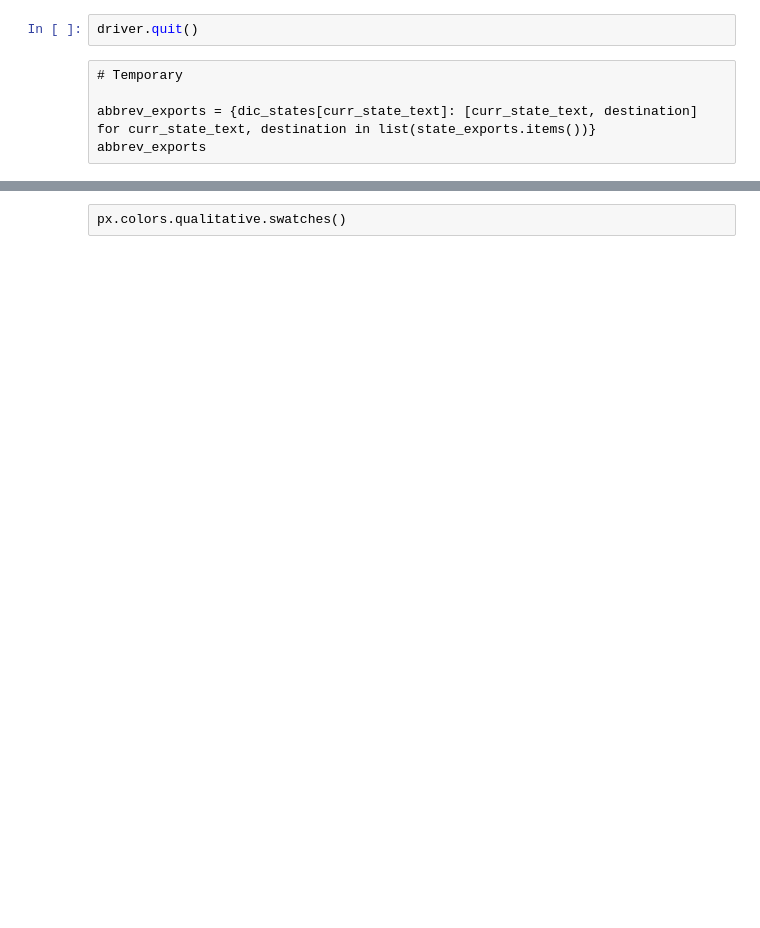
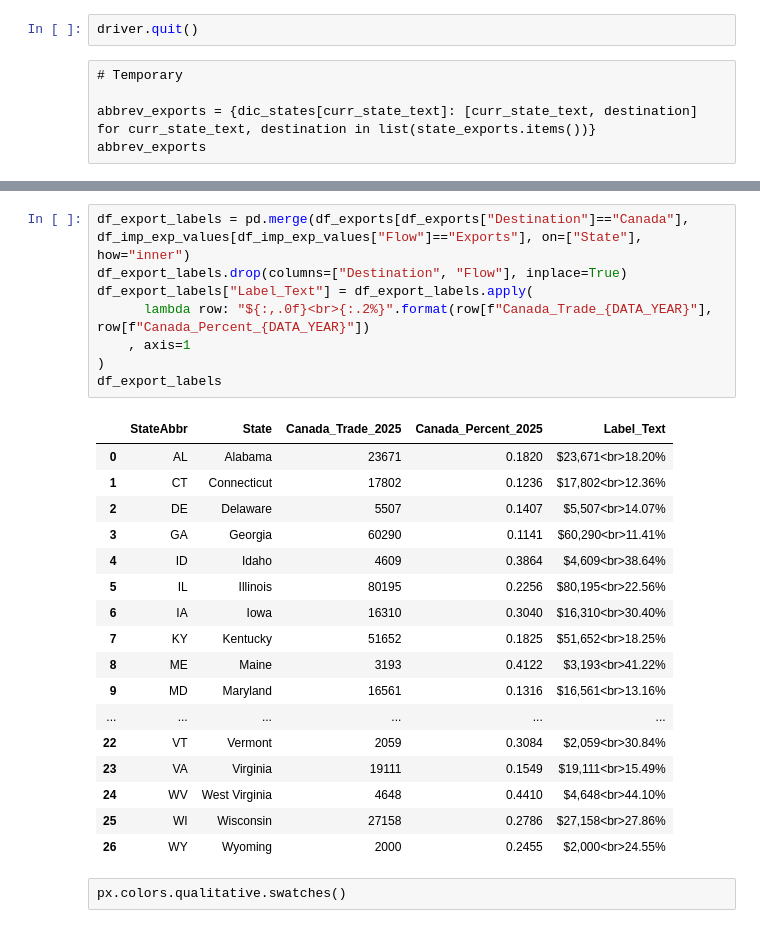
Before and after one commit to cesinco/trade-partners-by-state, a Jupyter notebook: get_top_export_countries_by_state.ipynb, the cells around one changed output, grey strips where cells are left out. Drawn from its saved outputs; the diff is of its cells as text; blank space fills up the shorter version.

Commit message:
Added numerical values to README.md and to generated maps for trade specifically with Canada

```diff
--- a/get_top_export_countries_by_state.ipynb
+++ b/get_top_export_countries_by_state.ipynb
@@ -418,3 +515,29 @@ df_exports.head(10)
+# %%
+df_export_labels = pd.merge(df_exports[df_exports["Destination"]=="Canada"], df_imp_exp_values[df_imp_exp_values["Flow"]=="Exports"], on=["State"], how="inner")
+df_export_labels.drop(columns=["Destination", "Flow"], inplace=True)
+df_export_labels["Label_Text"] = df_export_labels.apply(
+      lambda row: "${:,.0f}<br>{:.2%}".format(row[f"Canada_Trade_{DATA_YEAR}"], row[f"Canada_Percent_{DATA_YEAR}"])
+    , axis=1
+)
+df_export_labels
+# %% [output]
+|  | StateAbbr | State | Canada_Trade_2025 | Canada_Percent_2025 | Label_Text |
+| 0 | AL | Alabama | 23671 | 0.1820 | $23,671<br>18.20% |
+| 1 | CT | Connecticut | 17802 | 0.1236 | $17,802<br>12.36% |
+| 2 | DE | Delaware | 5507 | 0.1407 | $5,507<br>14.07% |
+| 3 | GA | Georgia | 60290 | 0.1141 | $60,290<br>11.41% |
+| 4 | ID | Idaho | 4609 | 0.3864 | $4,609<br>38.64% |
+| 5 | IL | Illinois | 80195 | 0.2256 | $80,195<br>22.56% |
+| 6 | IA | Iowa | 16310 | 0.3040 | $16,310<br>30.40% |
+| 7 | KY | Kentucky | 51652 | 0.1825 | $51,652<br>18.25% |
+| 8 | ME | Maine | 3193 | 0.4122 | $3,193<br>41.22% |
+| 9 | MD | Maryland | 16561 | 0.1316 | $16,561<br>13.16% |
+| ... | ... | ... | ... | ... | ... |
+| 22 | VT | Vermont | 2059 | 0.3084 | $2,059<br>30.84% |
+| 23 | VA | Virginia | 19111 | 0.1549 | $19,111<br>15.49% |
+| 24 | WV | West Virginia | 4648 | 0.4410 | $4,648<br>44.10% |
+| 25 | WI | Wisconsin | 27158 | 0.2786 | $27,158<br>27.86% |
+| 26 | WY | Wyoming | 2000 | 0.2455 | $2,000<br>24.55% |
 # %% [raw]
 px.colors.qualitative.swatches()
 # %%
```
Also changed, not shown: parts of 20 cells of this notebook, 7 other files.
